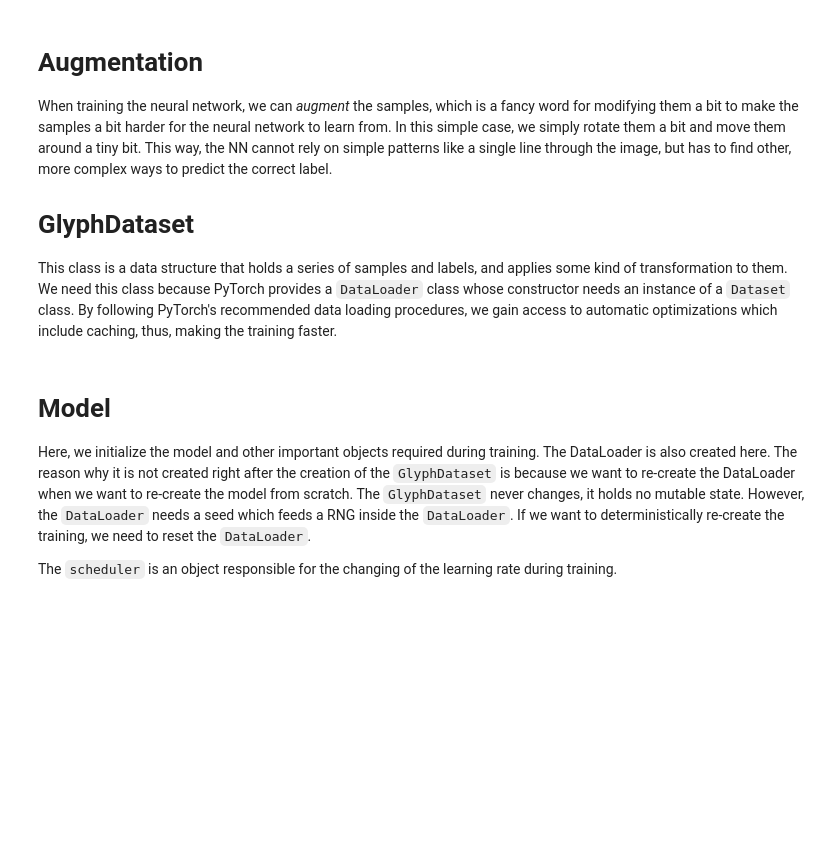
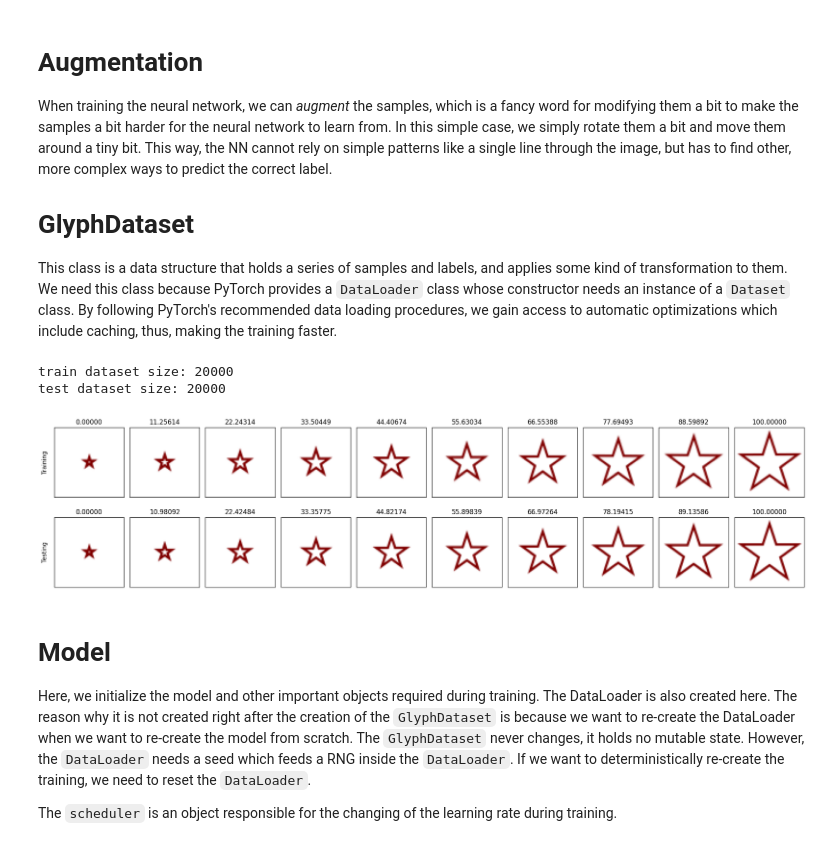
Before and after one commit to DJsushi/mglyph-ml, a Jupyter notebook: notebooks/experiment-base.ipynb, the cells around one changed output. Saved outputs shown, nothing was run; the diff lists cells and outputs as text; code cells hidden in the pictures; blank space fills up the shorter version.

```diff
--- a/notebooks/experiment-base.ipynb
+++ b/notebooks/experiment-base.ipynb
@@ -105,10 +141,16 @@ loaded_split_0 = load_split_samples(
     dataset_path=c.dataset_path,
     split="0",
     desired_size=(64, 64),
-    shuffle=False,
+)
+loaded_split_1 = load_split_samples(
+    dataset_path=c.dataset_path,
+    split="1",
+    desired_size=(64, 64),
 )
 
-train_limit = min(c.sample_count, len(loaded_split_0))
-samples_train = loaded_split_0[:train_limit]
+samples_train = loaded_split_0
+samples_test = loaded_split_1
 images_train = [s.image for s in samples_train]
 labels_train = [s.label for s in samples_train]
+images_test = [s.image for s in samples_test]
+labels_test = [s.label for s in samples_test]
@@ -148,14 +192,26 @@ dataset_train = GlyphDataset(
     name="Training",
     images=images_train,
     labels=labels_train,
-    transform=affine_and_normalize,
+    transform=affine_and_normalize if c.augment else just_normalize,
+)
+dataset_test = GlyphDataset(
+    name="Testing",
+    images=images_test,
+    labels=labels_test,
+    transform=just_normalize,
 )
 
 print(f"train dataset size: {len(dataset_train)}")
+print(f"test dataset size: {len(dataset_test)}")
+# %% [output]
+train dataset size: 20000
+test dataset size: 20000
 # %%
 # show_datasets(dataset_train, x_range=(87.785, 87.800), n_samples=10)
 # show_datasets(dataset_train, x_range=(84.000, 84.025), n_samples=10)
-show_datasets(dataset_train, n_samples=10)
+show_datasets(dataset_train, dataset_test, n_samples=10)
+# %% [output]
+[figure, added]
 # %% [markdown]
 # Model
 
```
Also changed, not shown: parts of 9 cells of this notebook, 6 other files.
